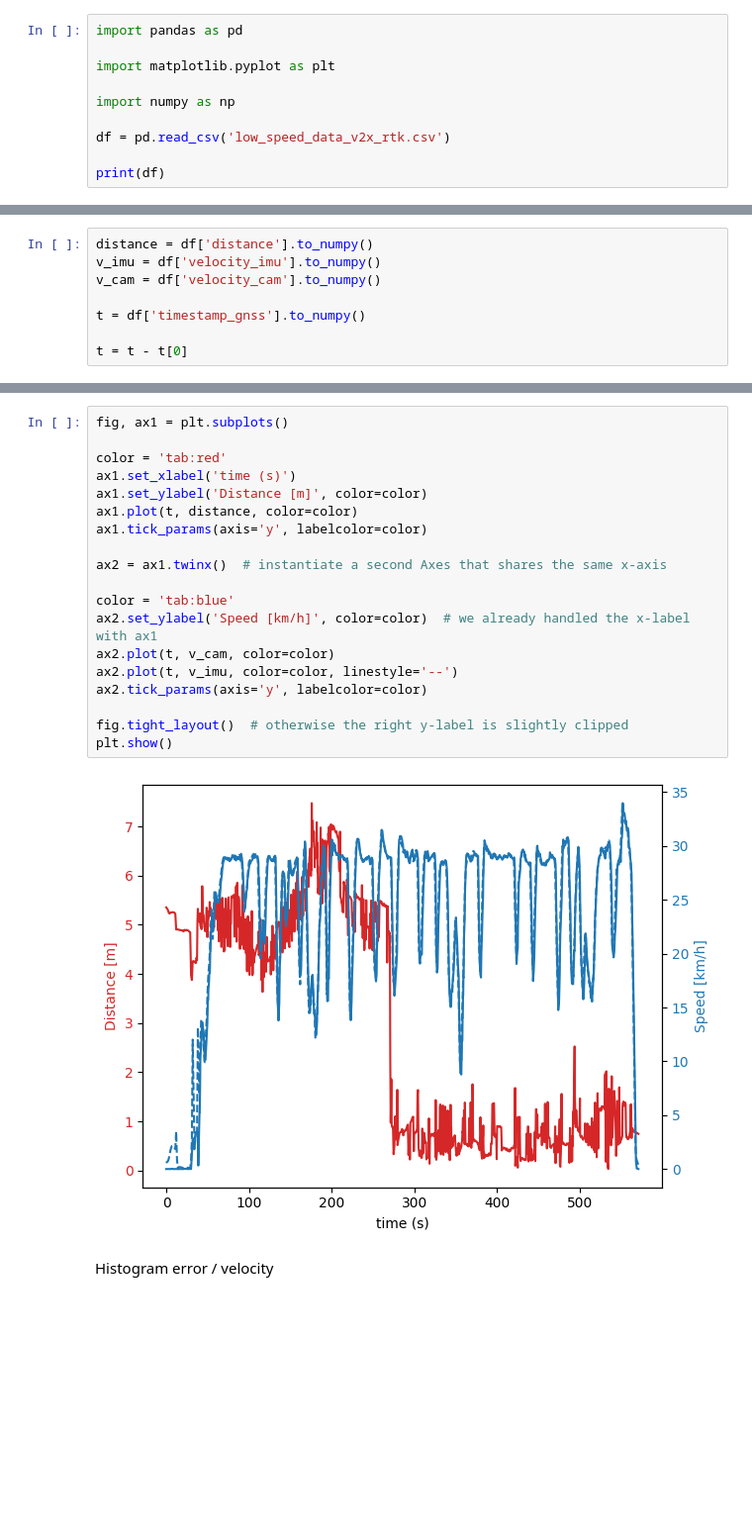
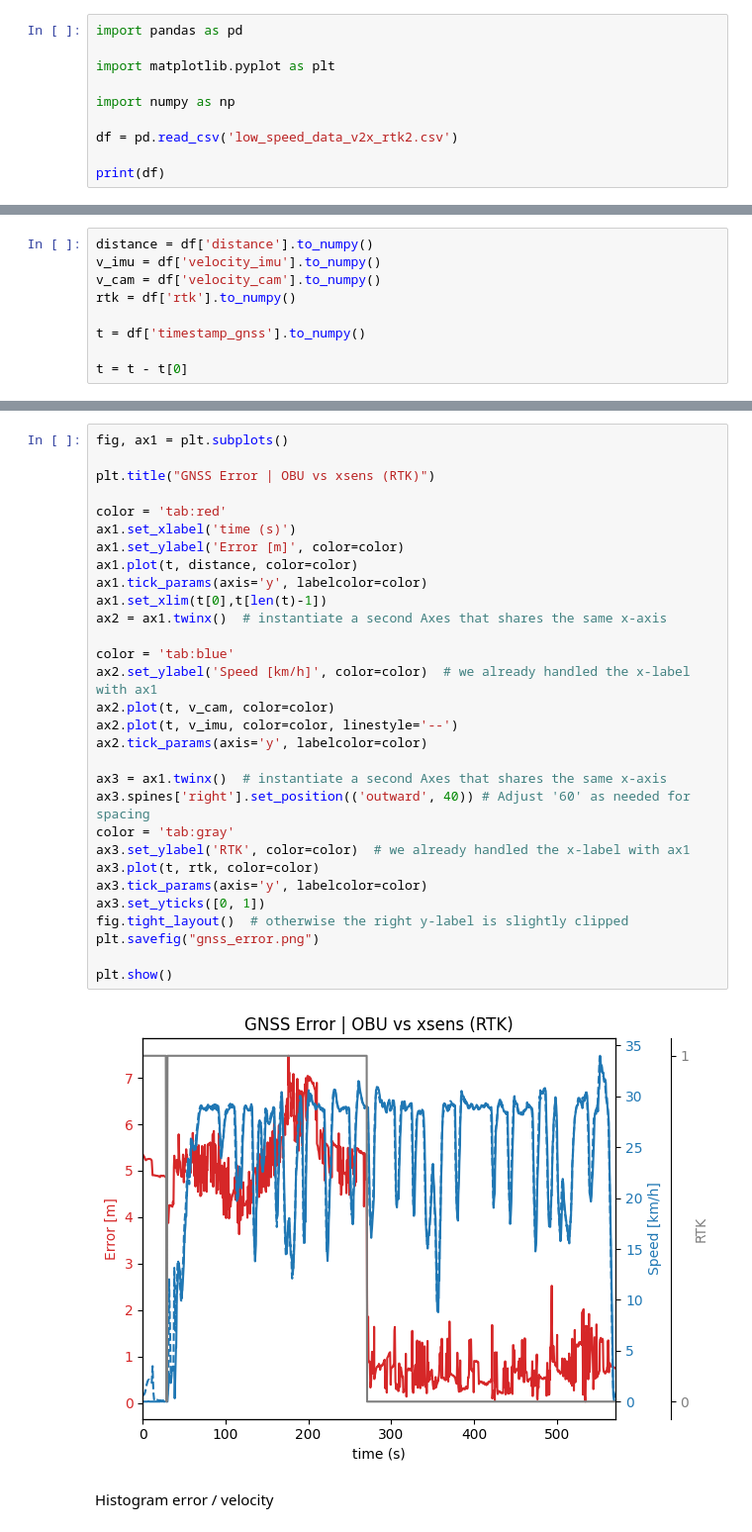
Before and after one commit to LMA-FEM-UNICAMP/vilma_v2x, a Jupyter notebook: vilma_v2x/evaluation/obu_gnss_error.ipynb, the cells around one changed output, grey strips where cells are left out. Shown at 99% size. Saved outputs shown, nothing was run; the diff lists cells and outputs as text; blank space fills up the shorter version.

Commit message:
evaluated data with RTK status

```diff
--- a/vilma_v2x/evaluation/obu_gnss_error.ipynb
+++ b/vilma_v2x/evaluation/obu_gnss_error.ipynb
@@ -5,7 +5,7 @@ import matplotlib.pyplot as plt
 
 import numpy as np
 
-df = pd.read_csv('low_speed_data_v2x_rtk.csv')
+df = pd.read_csv('low_speed_data_v2x_rtk2.csv')
 
 print(df)
 # %% [output]
@@ -30,6 +30,7 @@ print(df)
 distance = df['distance'].to_numpy()
 v_imu = df['velocity_imu'].to_numpy()
 v_cam = df['velocity_cam'].to_numpy()
+rtk = df['rtk'].to_numpy()
 
 t = df['timestamp_gnss'].to_numpy()
 
@@ -55,23 +90,34 @@ distance_var: 5.545920828173173
 # %%
 fig, ax1 = plt.subplots()
 
+plt.title("GNSS Error | OBU vs xsens (RTK)")
+
 color = 'tab:red'
 ax1.set_xlabel('time (s)')
-ax1.set_ylabel('Distance [m]', color=color)
+ax1.set_ylabel('Error [m]', color=color)
 ax1.plot(t, distance, color=color)
 ax1.tick_params(axis='y', labelcolor=color)
-
+ax1.set_xlim(t[0],t[len(t)-1])
 ax2 = ax1.twinx()  # instantiate a second Axes that shares the same x-axis
 
 color = 'tab:blue'
 ax2.set_ylabel('Speed [km/h]', color=color)  # we already handled the x-label with ax1
 ax2.plot(t, v_cam, color=color)
 ax2.plot(t, v_imu, color=color, linestyle='--')
 ax2.tick_params(axis='y', labelcolor=color)
 
+ax3 = ax1.twinx()  # instantiate a second Axes that shares the same x-axis
+ax3.spines['right'].set_position(('outward', 40)) # Adjust '60' as needed for spacing
+color = 'tab:gray'
+ax3.set_ylabel('RTK', color=color)  # we already handled the x-label with ax1
+ax3.plot(t, rtk, color=color)
+ax3.tick_params(axis='y', labelcolor=color)
+ax3.set_yticks([0, 1])
 fig.tight_layout()  # otherwise the right y-label is slightly clipped
+plt.savefig("gnss_error.png")
+
 plt.show()
 # %% [output]
-[figure, old version]
+[figure, new version]
 # %% [markdown]
 Histogram error / velocity
```
Also changed, not shown: parts of 3 cells of this notebook, 3 other files.
